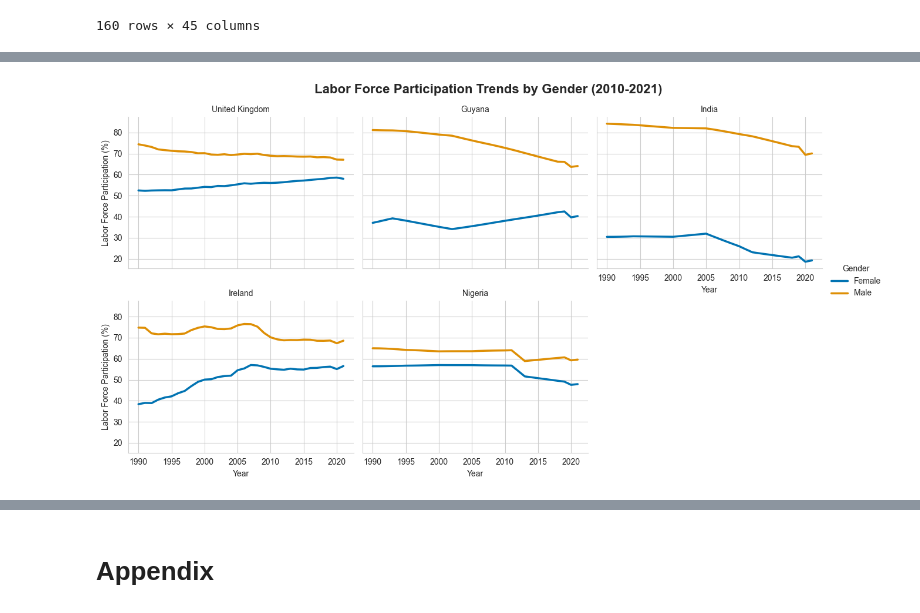
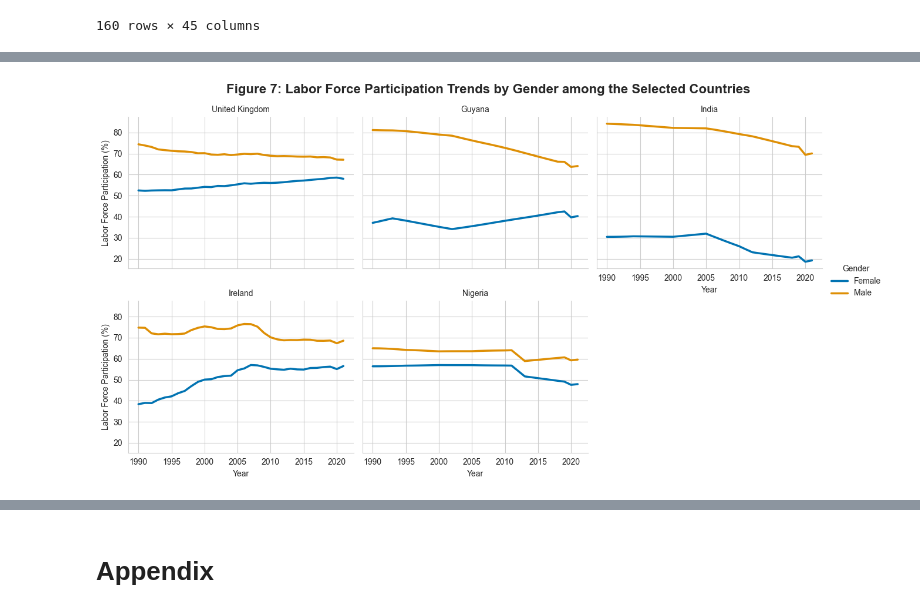
Before and after one commit to Karthaveerya-Kadiyala/MN5813_individual_final_project, a Jupyter notebook: 2601139_MN5813_Individual_Project.ipynb, the cells around one changed output, grey strips where cells are left out. Saved outputs shown, nothing was run; the diff lists cells and outputs as text; code cells hidden in the pictures.

```diff
--- a/2601139_MN5813_Individual_Project.ipynb
+++ b/2601139_MN5813_Individual_Project.ipynb
@@ -1003,30 +973,36 @@ BokehModel(combine_events=True, render_bundle={'docs_json': {'42488ebd-bc78-4f32
 # %%
 hdi_melted = hdi_filtered.melt(
     id_vars=["country", "year"],
     value_vars=["lfpr_f", "lfpr_m"],
     var_name="Gender",
     value_name="Participation Rate",
 )
 hdi_melted["Gender"] = hdi_melted["Gender"].replace(
     {"lfpr_f": "Female", "lfpr_m": "Male"}
 )
 
 g = sns.FacetGrid(hdi_melted, col="country", col_wrap=3, height=3.5, aspect=1.2)
 
 g.map_dataframe(
     sns.lineplot, x="year", y="Participation Rate", hue="Gender", linewidth=2.5
 )
 
 g.add_legend(title="Gender")
 g.set_titles("{col_name}")
 g.set_axis_labels("Year", "Labor Force Participation (%)")
 
 g.figure.suptitle(
-    "Labor Force Participation Trends by Gender (2010-2021)",
+    "Figure 7: Labor Force Participation Trends by Gender among the Selected Countries",
     fontsize=16,
     fontweight="bold",
-)  # TODO adjust super title
+)
 g.figure.subplots_adjust(top=0.9)
+
+fig = g.figure.get_figure()
+fig.savefig(
+    "Figure 7: Figure Labor Force Participation Trends by Gender among the Selected Countries.png",
+    dpi=300,
+)
 plt.show()
 # %% [output]
-[figure, old version]
+[figure, new version]
```
Also changed, not shown: parts of 88 cells of this notebook, 7 other files.
